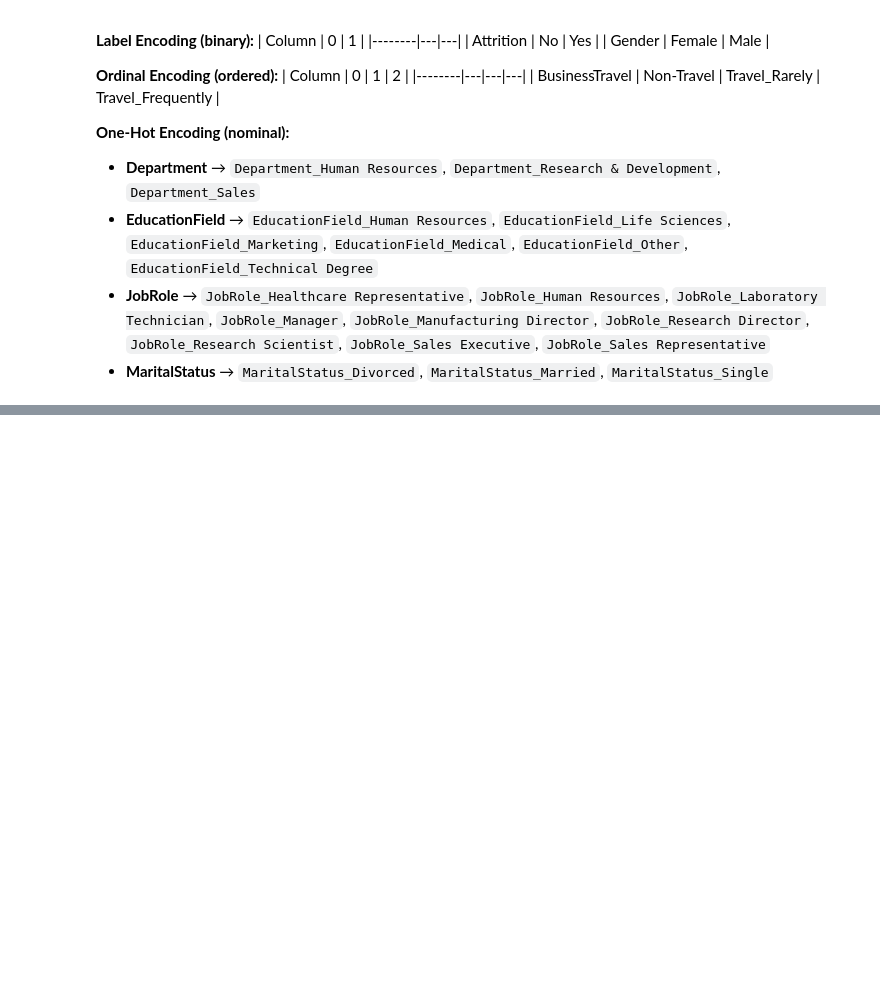
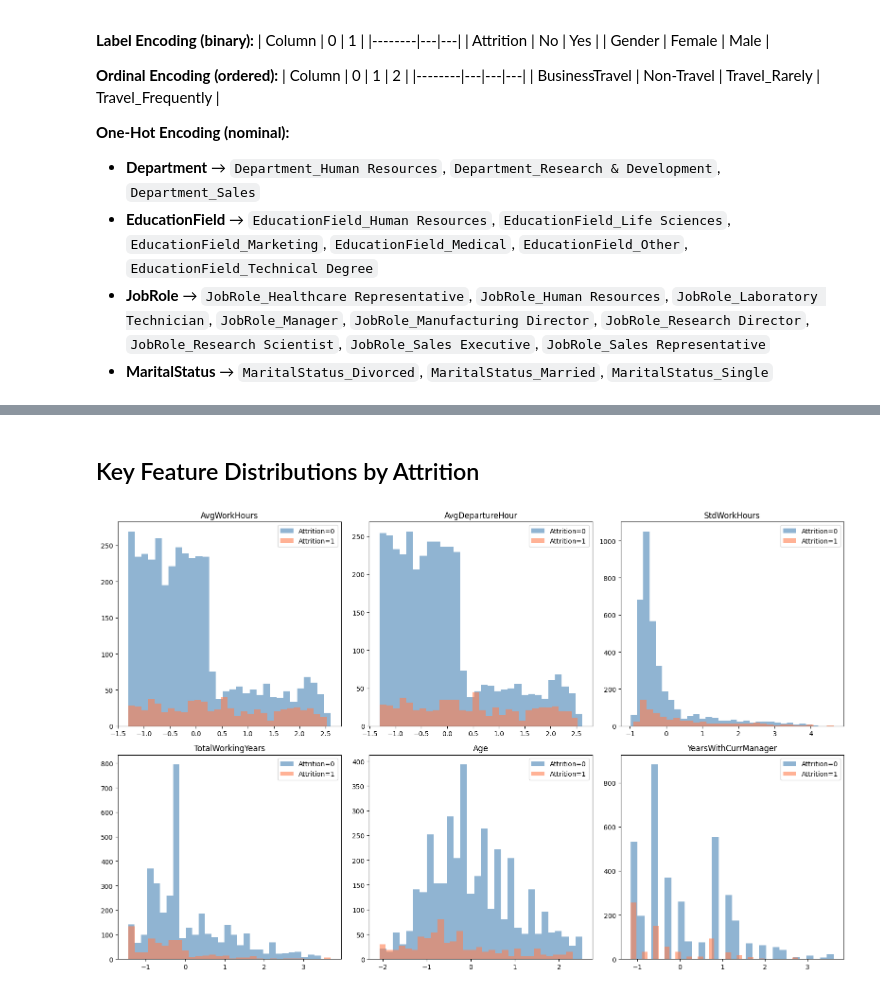
Before and after one commit to Ilyass1309/employee-attrition-prediction, a Jupyter notebook: attrition_analysis.ipynb, the cells around one changed output, grey strips where cells are left out. Cells and saved outputs as stored; diff of their text form; code cells hidden in the pictures; blank space fills up the shorter version.

```diff
--- a/attrition_analysis.ipynb
+++ b/attrition_analysis.ipynb
@@ -359,0 +430,18 @@ df.head()
+# %% [markdown]
+## Key Feature Distributions by Attrition
+# %%
+top_features = attrition_corr.head(6).index.tolist()
+
+fig, axes = plt.subplots(2, 3, figsize=(16, 10))
+axes = axes.flatten()
+
+for i, feature in enumerate(top_features):
+    for label, color in [(0, "steelblue"), (1, "coral")]:
+        axes[i].hist(df[df["Attrition"] == label][feature], bins=30, alpha=0.6, label=f"Attrition={label}", color=color)
+    axes[i].set_title(feature)
+    axes[i].legend()
+
+plt.tight_layout()
+plt.show()
+# %% [output]
+[figure, added]
```
Also changed, not shown: parts of 7 cells of this notebook.
